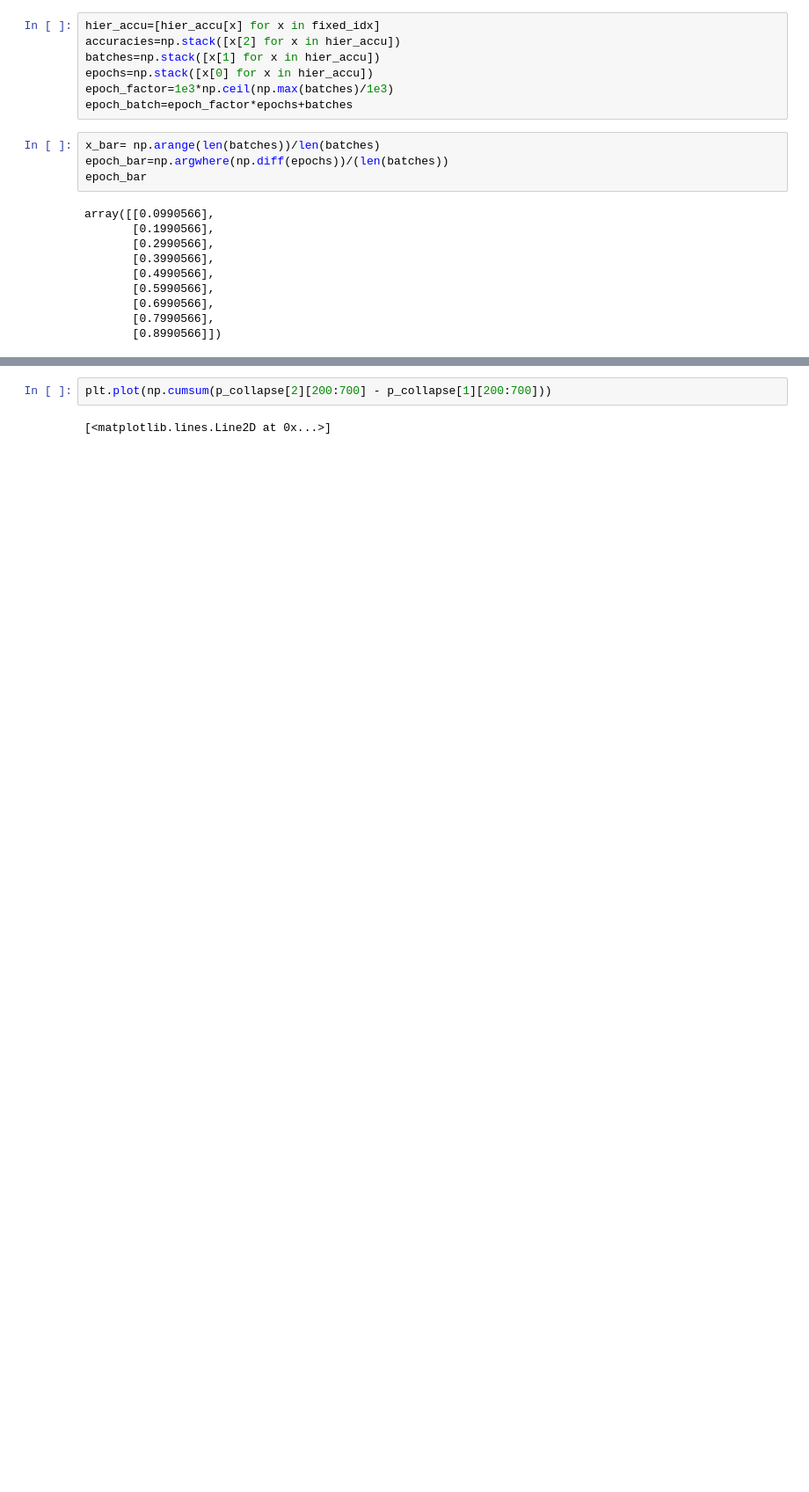
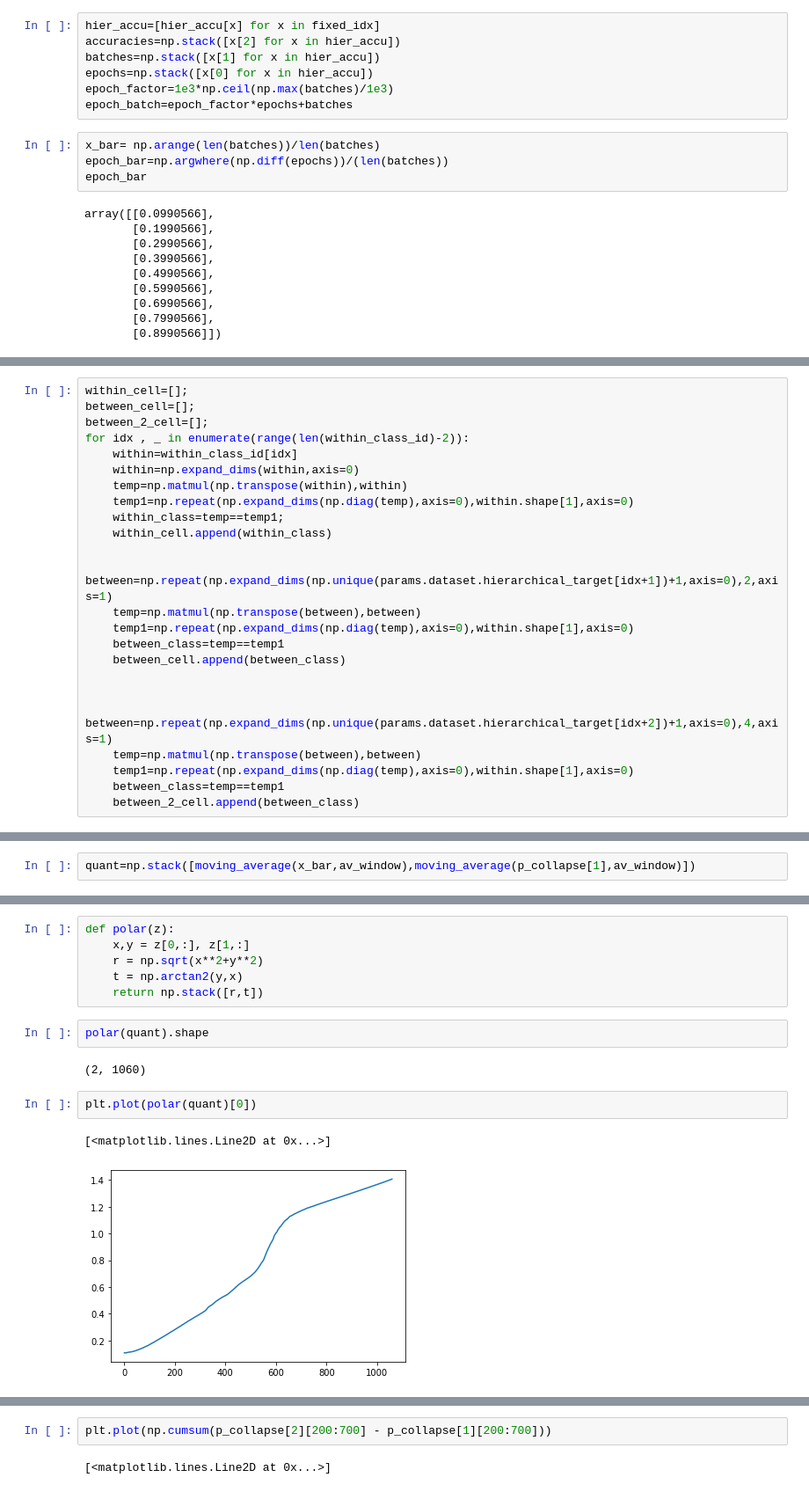
Before and after one commit to eghbalhosseini/neural_manifolds, a Jupyter notebook: KNN_analysis_func_standardize_eh_edit.ipynb, the cells around one changed output, grey strips where cells are left out. Shown at 88% size. Drawn from its saved outputs; the diff is of its cells as text; blank space fills up the shorter version.

```diff
--- a/KNN_analysis_func_standardize_eh_edit.ipynb
+++ b/KNN_analysis_func_standardize_eh_edit.ipynb
@@ -113,0 +122,24 @@ NameError: name 'params' is not defined
+# %%
+within_cell=[];
+between_cell=[];
+between_2_cell=[];
+for idx , _ in enumerate(range(len(within_class_id)-2)):
+    within=within_class_id[idx]
+    within=np.expand_dims(within,axis=0)
+    temp=np.matmul(np.transpose(within),within)
+    temp1=np.repeat(np.expand_dims(np.diag(temp),axis=0),within.shape[1],axis=0)
+    within_class=temp==temp1;
+    within_cell.append(within_class)
+
+    between=np.repeat(np.expand_dims(np.unique(params.dataset.hierarchical_target[idx+1])+1,axis=0),2,axis=1)
+    temp=np.matmul(np.transpose(between),between)
+    temp1=np.repeat(np.expand_dims(np.diag(temp),axis=0),within.shape[1],axis=0)
+    between_class=temp==temp1
+    between_cell.append(between_class)
+
+
+    between=np.repeat(np.expand_dims(np.unique(params.dataset.hierarchical_target[idx+2])+1,axis=0),4,axis=1)
+    temp=np.matmul(np.transpose(between),between)
+    temp1=np.repeat(np.expand_dims(np.diag(temp),axis=0),within.shape[1],axis=0)
+    between_class=temp==temp1
+    between_2_cell.append(between_class)
@@ -239,0 +321,2 @@ p_collapse[0].shape
+# %%
+quant=np.stack([moving_average(x_bar,av_window),moving_average(p_collapse[1],av_window)])
@@ -239,0 +326,15 @@ p_collapse[0].shape
+# %%
+def polar(z):
+    x,y = z[0,:], z[1,:]
+    r = np.sqrt(x**2+y**2)
+    t = np.arctan2(y,x)
+    return np.stack([r,t])
+# %%
+polar(quant).shape
+# %% [output]
+(2, 1060)
+# %%
+plt.plot(polar(quant)[0])
+# %% [output]
+[<matplotlib.lines.Line2D at 0x...>]
+[figure, added]
```
Also changed, not shown: parts of 19 cells of this notebook, 8 other files.
